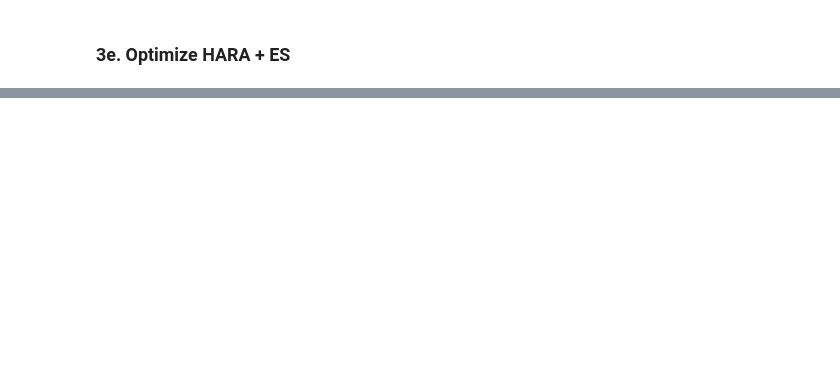
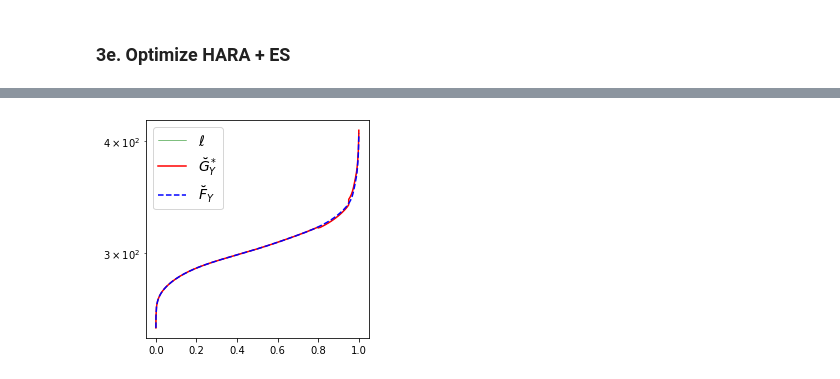
Before and after one commit to spesenti/SWIM-Wasserstein-py, a Jupyter notebook: Data/W_Stress.ipynb, the cells around one changed output, grey strips where cells are left out. Cells and saved outputs as stored; diff of their text form; code cells hidden in the pictures; blank space fills up the shorter version.

Commit message:
Update formatting, add sensitivity measures

```diff
--- a/Data/W_Stress.ipynb
+++ b/Data/W_Stress.ipynb
@@ -1125,4 +1216,4 @@ colors = colors + ['black', 'grey', 'indigo']
 if 'x' in data:
     StressModel.plot_sensitivities(sensitivity_measures, folder +
                                    f'alpha-beta/data_alpha_{alpha}_beta_{beta}_10_sensitivity.pdf',
-                                   colors, labels, title='s(x)=x', save=False)
+                                   colors, labels, title='s(L)=L', save=True)
@@ -1132,8 +1221,8 @@ if 'x' in data:
 ### 3c. Optimize mean-std
 # %%
 # Set stresses
-mean_stress = [10]
-std_stress = [2]
+mean_stress = [10, -10, 0]
+std_stress = [2, 2, 20]
 # %%
 # Run optimization
 mean_P, std_P = StressModel.get_mean_std_baseline()
@@ -1147,11 +1236,13 @@ for i in range(len(mean_stress)):
     StressModel.plot_dist(filename, type='mean-std', save=False)
 
     if 'x' in data:
+        StressModel.plot_xdensity(filename, save=False)
+
         sensitivity_measures.append(StressModel.reverse_sensitivity_measure(lambda x: x, StressModel.data['x']))
-        results = StressModel.alternate_sensitivity_measure()
-        alt_sensitivity_measures.append(results[0])
-        delta_P.append(results[1])
-        delta_Q.append(results[2])
+#         results = StressModel.alternate_sensitivity_measure()
+#         alt_sensitivity_measures.append(results[0])
+#         delta_P.append(results[1])
+#         delta_Q.append(results[2])
         labels.append(f'mean {mean_stress[i]}% | std {std_stress[i]}%')
 # %%
 # Sensitivity measures
@@ -1203,6 +1294,8 @@ for i in range(len(rm_stresses)):
 #     fig.savefig(filename + '_inv.pdf', format='pdf')
 
     if 'x' in data:
+        StressModel.plot_xdensity(filename, save=False)
+
         sensitivity_measures.append(StressModel.reverse_sensitivity_measure(lambda x: x, StressModel.data['x']))
         labels.append(f'mean {mean_stress}% | std {std_stress}% | ES {rm_stress}%')
 
@@ -1278,30 +1345,57 @@ for i in range(len(utility_stresses)):
     StressModel.plot_dist(filename, type="Utility", save=False)
 
     if 'x' in data:
-        # S = np.zeros(10)
-        # for k in range(10):
-        #     # Get s:R->R
-        #     level = 0.95
-        #     s = lambda x: x > gamma.ppf(level, a=5, loc=25, scale=0.2 * (k + 1))
-        #     S[k] = StressModel.reverse_sensitivity_measure(s, StressModel.data['x'][:, k])
-        # print(S)
-        S = StressModel.reverse_sensitivity_measure(lambda x: x, StressModel.data['x'])
-        sensitivity_measures.append(S)
+        StressModel.plot_xdensity(filename, save=False)
+#         StressModel.plot_contour(filename, save=False)
 
-        results = StressModel.alternate_sensitivity_measure()
-        alt_sensitivity_measures.append(results[0])
-        delta_P.append(results[1])
-        delta_Q.append(results[2])
+        bivariate_s = []
+        level = 0.95
+        for k in range(10):
+            temp = []
+            for l in range(10):
+                s = lambda x1, x2: (x1 > gamma.ppf(level, a=5, loc=25, scale=0.2 * (k + 1)))*(x2 > gamma.ppf(level, a=5, loc=25, scale=0.2 * (l + 1)))
+                measure = StressModel.reverse_sensitivity_measure_bivariate(s, StressModel.data['x'][:, k],
+                                                                            StressModel.data['x'][:, l])
+                temp.append(measure)
+            bivariate_s.append(temp)
 
-        P_ranks = np.argsort(np.argsort(-delta_P[i])) + 1
-        Q_ranks = np.argsort(np.argsort(-delta_Q[i])) + 1
-        alt_sensitivity_df = pd.DataFrame({'Reverse Sensitivity Measure': list(sensitivity_measures[i]),
-                                           'Alternate Sensitivity Measure': list(alt_sensitivity_measures[i]),
-                                           'delta_P': list(delta_P[i]),
-                                           'P_rank': list(P_ranks),
-                                           'delta_Q': list(delta_Q[i]),
-                                           'Q_rank': list(Q_ranks)
-                                           }, index=[f'X{k + 1}' for k in range(len(alt_sensitivity_measures[i]))])
-        alt_sensitivity_df.to_csv(f'Plots/ex/hara-es/data_utility_{utility_stress}_ES_{rm_stress[0]}_{rm_stress[1]}_sensitivity_stats.csv')
+        gen_sensitivity_df = pd.DataFrame(bivariate_s, columns = [f'L{i+1}' for i in range(10)],
+                                         index = [f'L{i+1}' for i in range(10)])
+        print(gen_sensitivity_df)
+#         gen_sensitivity_df.to_csv(folder + f'hara-es/data_utility_{utility_stress}_ES_{rm_stress[0]}_{rm_stress[1]}_sensitivity_bivariate_stats_level_{level}.csv')
 
-        labels.append(f'utility {utility_stress}% | $ES_{{80}}$ {rm_stress[0]}% | $ES_{{95}}$ {rm_stress[1]}%')
+#         S1 = np.zeros(10)
+#         S2 = np.zeros(10)
+#         for k in range(10):
+#             # Get s:R->R
+#             level1 = 0.95
+#             level2 = 0.8
+#             s1 = lambda x: x > gamma.ppf(level1, a=5, loc=25, scale=0.2 * (k + 1))
+#             s2 = lambda x: x > gamma.ppf(level2, a=5, loc=25, scale=0.2 * (k + 1))
+#             S1[k] = StressModel.reverse_sensitivity_measure(s1, StressModel.data['x'][:, k])
+#             S2[k] = StressModel.reverse_sensitivity_measure(s2, StressModel.data['x'][:, k])
+#         S3 = StressModel.reverse_sensitivity_measure(lambda x: x, StressModel.data['x'])
+#
+#         sensitivity_measures1.append(S1)
+#         sensitivity_measures2.append(S2)
+#         sensitivity_measures3.append(S3)
+#
+#         results = StressModel.alternate_sensitivity_measure()
+#         alt_sensitivity_measures.append(results[0])
+#         delta_P.append(results[1])
+#         delta_Q.append(results[2])
+
+#         P_ranks = np.argsort(np.argsort(-delta_P[i])) + 1
+#         Q_ranks = np.argsort(np.argsort(-delta_Q[i])) + 1
+#         alt_sensitivity_df = pd.DataFrame({'Reverse Sensitivity Measure s(L) = L': list(sensitivity_measures3[i]),
+#                                            'Reverse Sensitivity Measure s(Li) = I{Li > F_inv(0.95)}': list(sensitivity_measures1[i]),
+#                                            'Reverse Sensitivity Measure s(Li) = I{Li > F_inv(0.8)}': list(sensitivity_measures2[i]),
+#                                            'Alternate Sensitivity Measure': list(alt_sensitivity_measures[i]),
+#                                            'delta_P': list(delta_P[i]),
+#                                            'P_rank': list(P_ranks),
+#                                            'delta_Q': list(delta_Q[i]),
+#                                            'Q_rank': list(Q_ranks)
+#                                            }, index=[f'X{k + 1}' for k in range(len(alt_sensitivity_measures[i]))])
+#         alt_sensitivity_df.to_csv(folder + f'hara-es/data_utility_{utility_stress}_ES_{rm_stress[0]}_{rm_stress[1]}_sensitivity_stats.csv')
+#         labels.append(f'utility {utility_stress}% | $ES_{{80}}$ {rm_stress[0]}% | $ES_{{95}}$ {rm_stress[1]}%')
+# %% [output]
@@ -1307,0 +1407 @@ for i in range(len(utility_stresses)):
+[figure, added]
```
Also changed, not shown: parts of 13 cells of this notebook.
